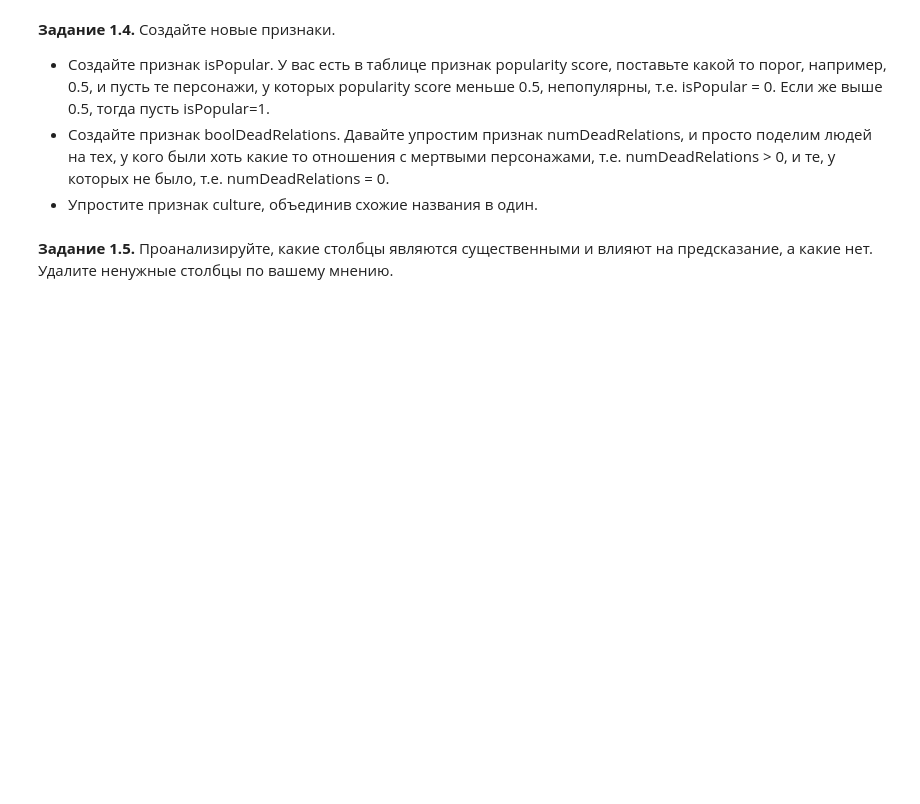
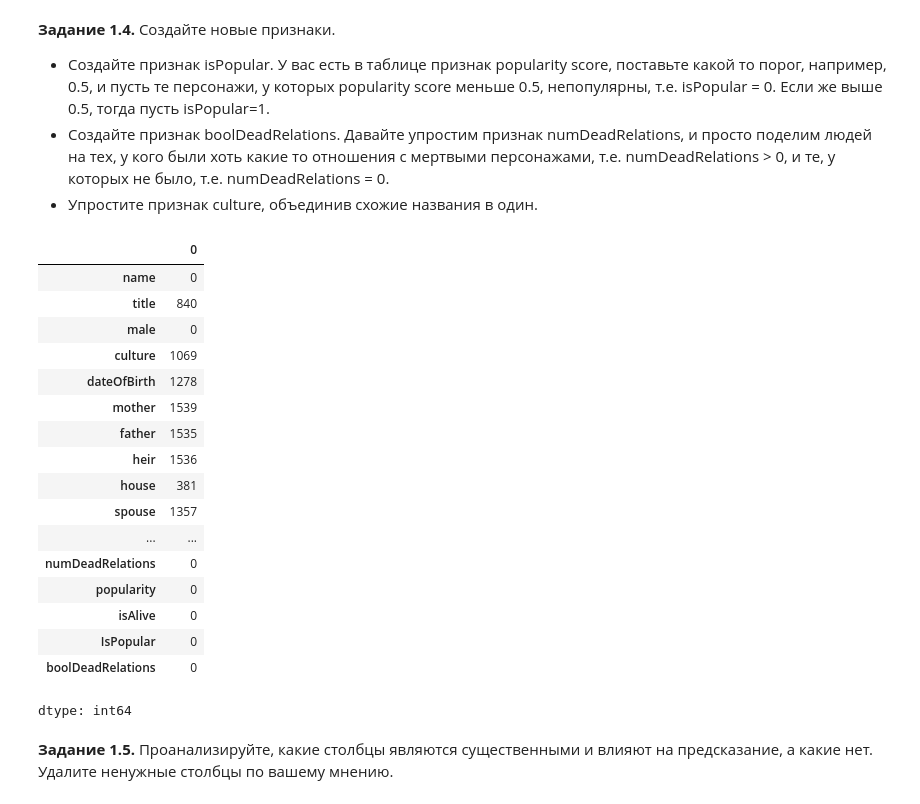
Before and after one commit to Joshimberto/456, a Jupyter notebook: week_01_ml_intro/Homework/hw_1_game_of_thrones.ipynb, the cells around one changed output. Cells and saved outputs as stored; diff of their text form; code cells hidden in the pictures; blank space fills up the shorter version.

```diff
--- a/week_01_ml_intro/Homework/hw_1_game_of_thrones.ipynb
+++ b/week_01_ml_intro/Homework/hw_1_game_of_thrones.ipynb
@@ -151,4 +151,42 @@ data.loc[(data.popularity > 0.5), ['IsPopular']] = 1
 data.loc[(data.popularity <= 0.5), ['IsPopular']] = 0
 data.loc[(data.numDeadRelations > 0), ['boolDeadRelations']] = 1
 data.loc[(data.numDeadRelations == 0), ['boolDeadRelations']] = 0
+# %%
+data['culture'] = data['culture'].replace(['summer islands', 'summer islander', 'summer isles'], 'Summer Islands')
+data['culture'] = data['culture'].replace(['ghiscari', 'ghiscaricari',  'ghis'], 'Ghiscari')
+data['culture'] = data['culture'].replace(["asshai'i", 'asshai'], 'Asshai')
+data['culture'] = data['culture'].replace(['lysene', 'lyseni'], 'Lysene')
+data['culture'] = data['culture'].replace(['andal', 'andals'], 'Andal')
+data['culture'] = data['culture'].replace(['braavosi', 'braavos'], 'Braavosi')
+data['culture'] = data['culture'].replace(['dornishmen', 'dorne', 'dornish'], 'Dornish')
+data['culture'] = data['culture'].replace(['myr', 'myrish', 'myrmen'], 'Myrish')
+data['culture'] = data['culture'].replace(['westermen', 'westerman', 'westerlands'], 'Westermen')
+data['culture'] = data['culture'].replace(['westeros', 'westerosi'], 'Westerosi')
+data['culture'] = data['culture'].replace(['stormlands', 'stormlander'], 'Stormlander')
+data['culture'] = data['culture'].replace(['norvos', 'norvoshi'], 'Norvoshi')
+data['culture'] = data['culture'].replace(['the north', 'northmen'], 'Northmen')
+data['culture'] = data['culture'].replace(['wildling', 'first men', 'free folk'], 'Free Folk')
+data['culture'] = data['culture'].replace(['qartheen', 'qarth'], 'Qartheen')
+data['culture'] = data['culture'].replace(['the reach', 'reach', 'reachmen'], 'Reach')
+# %%
+data.isna().sum()
+# %% [output]
+|  | 0 |
+| name | 0 |
+| title | 840 |
+| male | 0 |
+| culture | 1069 |
+| dateOfBirth | 1278 |
+| mother | 1539 |
+| father | 1535 |
+| heir | 1536 |
+| house | 381 |
+| spouse | 1357 |
+| ... | ... |
+| numDeadRelations | 0 |
+| popularity | 0 |
+| isAlive | 0 |
+| IsPopular | 0 |
+| boolDeadRelations | 0 |
+dtype: int64
 # %%
```
Also changed, not shown: parts of 1 cell of this notebook.
